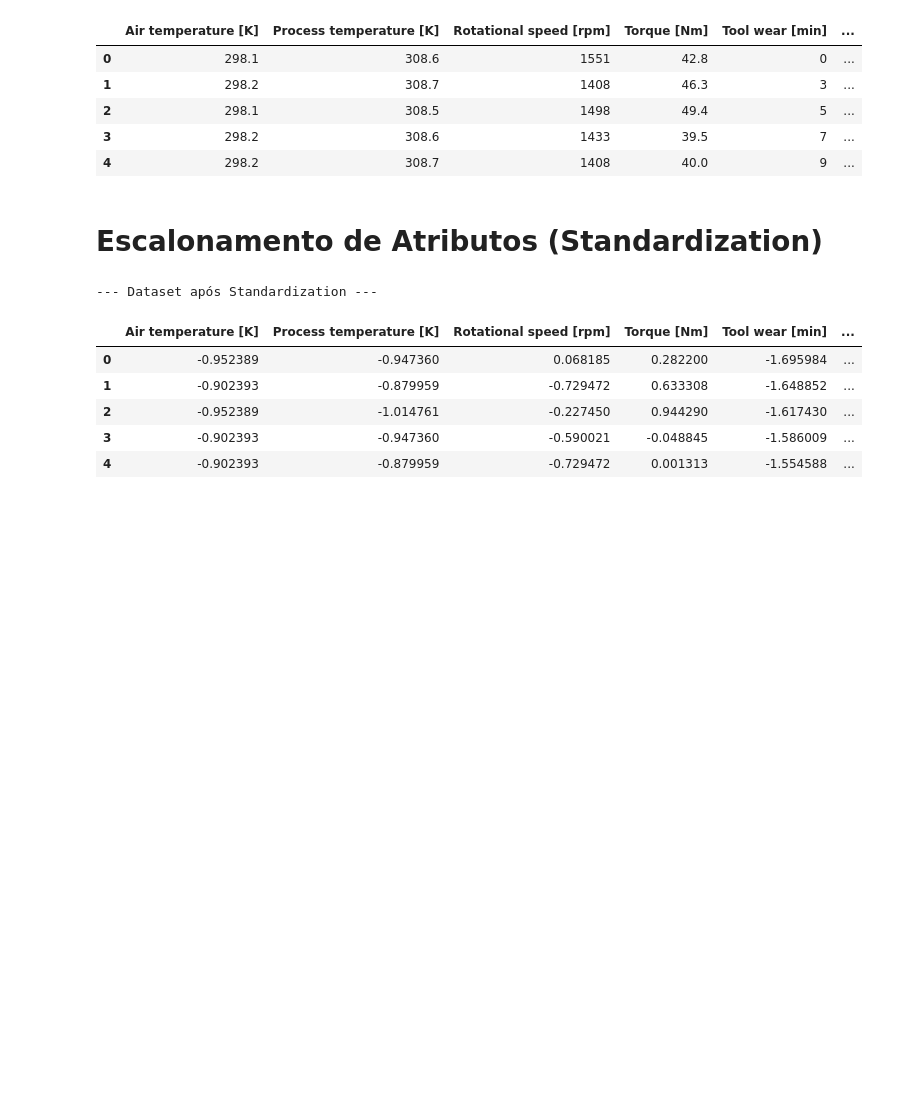
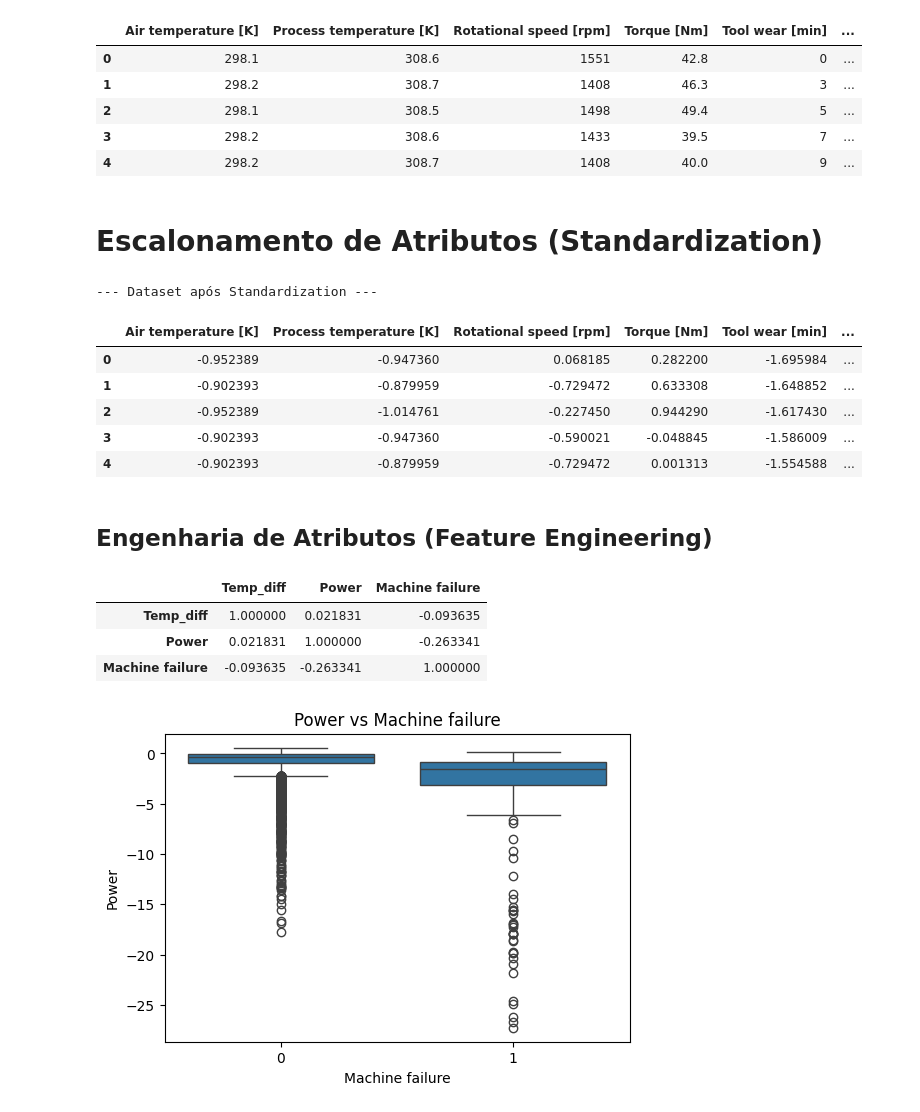
Before and after one commit to afonsornfonseca/Predictive-Maintenance, a Jupyter notebook: notebooks/milestone2.ipynb, the cells around one changed output. Cells and saved outputs as stored; diff of their text form; code cells hidden in the pictures; blank space fills up the shorter version.

Commit message:
Kaggle Notebook | milestone2 | Version 20

```diff
--- a/notebooks/milestone2.ipynb
+++ b/notebooks/milestone2.ipynb
@@ -26,6 +26,6 @@ for dirname, _, filenames in os.walk('/kaggle/input'):
 # %%
 # Substitui o texto entre aspas pelo caminho que apareceu no passo anterior
-caminho = '/kaggle/input/private-dataset/ai4i2020.csv'
+caminho = '/kaggle/input/datasets/afonsornfonseca/ai4i-2020-predictive-maintenance/ai4i2020.csv'
 
 # Define o dataset como df
 df = pd.read_csv(caminho)
@@ -368,3 +368,23 @@ display(df.head())
 | 2 | -0.952389 | -1.014761 | -0.227450 | 0.944290 | -1.617430 | ... |
 | 3 | -0.902393 | -0.947360 | -0.590021 | -0.048845 | -1.586009 | ... |
 | 4 | -0.902393 | -0.879959 | -0.729472 | 0.001313 | -1.554588 | ... |
+# %% [markdown]
+## Engenharia de Atributos (Feature Engineering)
+# %%
+df['Temp_diff'] = df['Process temperature [K]'] - df['Air temperature [K]']
+# %%
+df['Power'] = df['Torque [Nm]'] * df['Rotational speed [rpm]']
+# %%
+df[['Temp_diff', 'Power', 'Machine failure']].corr()
+# %% [output]
+|  | Temp_diff | Power | Machine failure |
+| Temp_diff | 1.000000 | 0.021831 | -0.093635 |
+| Power | 0.021831 | 1.000000 | -0.263341 |
+| Machine failure | -0.093635 | -0.263341 | 1.000000 |
+# %%
+plt.figure(figsize=(6,4))
+sns.boxplot(x='Machine failure', y='Power', data=df)
+plt.title("Power vs Machine failure")
+plt.show()
+# %% [output]
+[figure, added]
```
Also changed, not shown: parts of 5 cells of this notebook.
